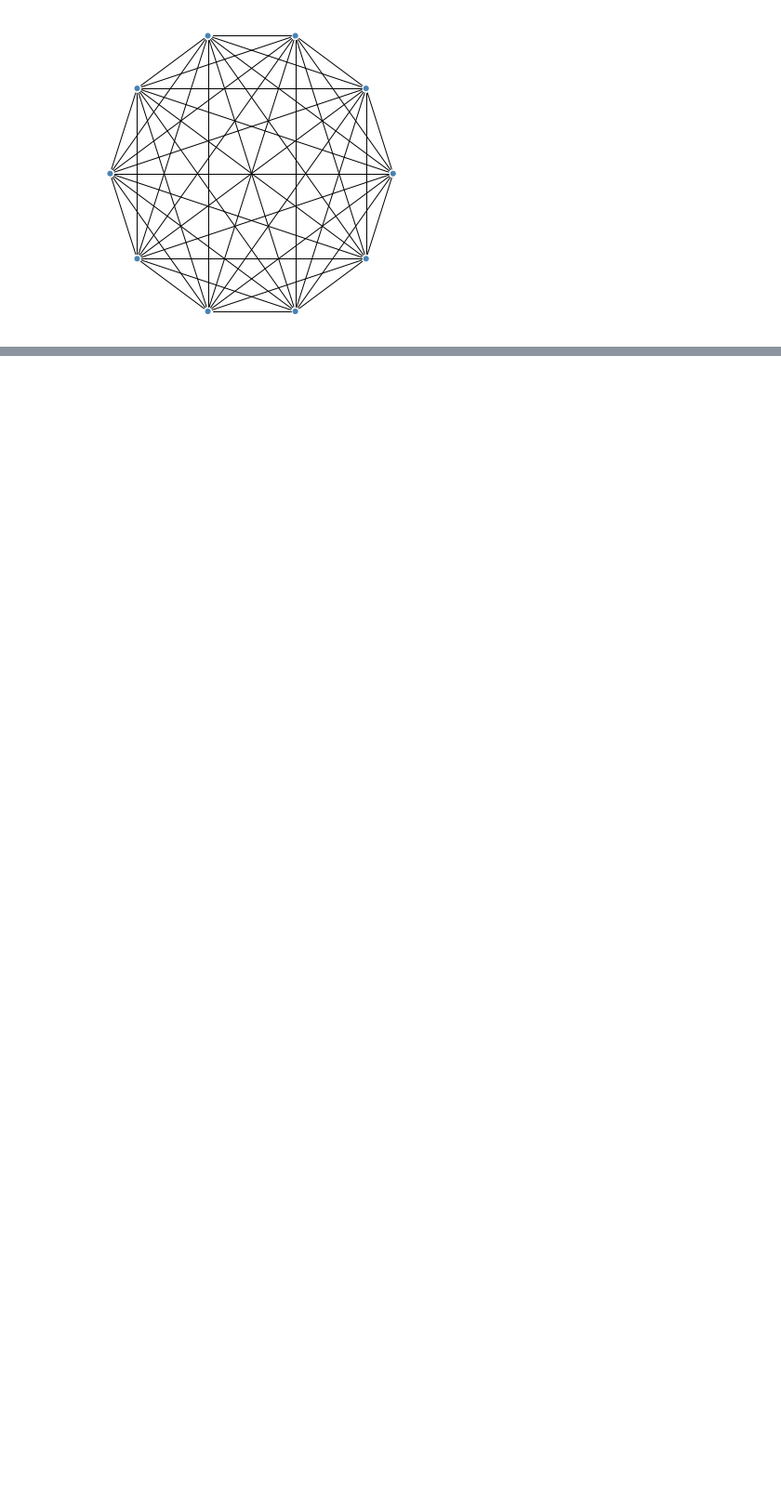
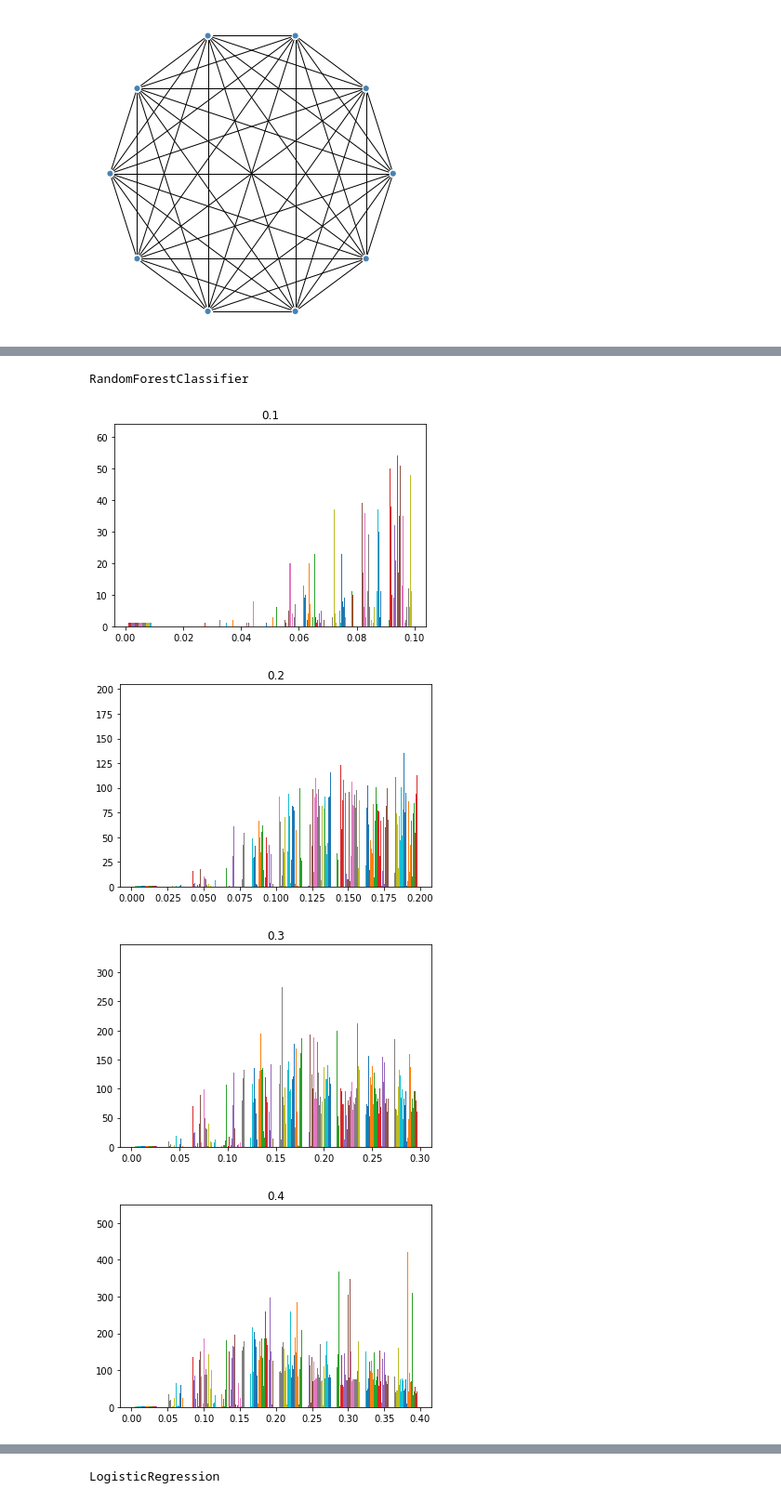
Before and after one commit to AzaelCC/Credit-Risk-Explainable-ML, a Jupyter notebook: src/Model_Plots.ipynb, the cells around one changed output, grey strips where cells are left out. Shown at 93% size. Cells and saved outputs as stored; diff of their text form; code cells hidden in the pictures; blank space fills up the shorter version.

```diff
--- a/src/Model_Plots.ipynb
+++ b/src/Model_Plots.ipynb
@@ -224,9 +224,9 @@ def compare():
 # %%
 models_paths = ['./results/XGBoost/GridSearchCV_22-03-22_03-27-03/models/best/best_xgb.pkl',
                 './results/GiudiciXGB.pkl',
-                './results/Basic/models/RandomForestClassifier.pkl',
-                './results/Basic/models/LogisticRegression.pkl',
-                './results/Basic/models/LinearDiscriminantAnalysis.pkl',
+                './results/Basic1/models/RandomForestClassifier.pkl',
+                './results/Basic1/models/LogisticRegression.pkl',
+                './results/Basic1/models/LinearDiscriminantAnalysis.pkl',
                 './results/Basic/models/XGBClassifier.pkl']
 # %%
 all_ROC(models_paths)
@@ -371,0 +374,5 @@ plt.savefig('results/figures/fully_graph.svg', bbox_inches='tight', dpi=600, tra
+# %%
+cutoffs = np.array(range(1,11))/10
+# cutoffs_100 = np.array(range(1,101, 3))/100
+# cutoffs_10 = np.array(range(1,11))/10
+# cutoffs = np.append(cutoffs_100[0:17], cutoffs_10[4:11])
@@ -371,0 +395,29 @@ plt.savefig('results/figures/fully_graph.svg', bbox_inches='tight', dpi=600, tra
+# %%
+for model_path in models_paths[2:5]:
+    model_info = joblib.load(model_path)
+
+    model_name = model_path.split('/')[-1].split('.')[0]
+
+    n = 1000
+    y_testc = y_test.copy()
+    shap_df, _, y_testc, _ = train_test_split(model_info['shap_df'], y_testc, train_size=n, random_state=0)
+    shap_dist = euclidean_distances(shap_df)
+
+    shap_dist = normalize(shap_dist, log_trans=False)
+
+    print(model_name)
+    for cutoff in cutoffs:
+        adj_matrix = shap_dist.copy()
+        too_far = adj_matrix > cutoff
+        #adj_matrix = adj_matrix.astype(object)
+        adj_matrix[too_far] = None
+
+        plt.hist(adj_matrix)
+        plt.title(cutoff)
+        plt.show()
+# %% [output]
+RandomForestClassifier
+[figure, added]
+[figure, added]
+[figure, added]
+[figure, added]
@@ -371,0 +430 @@ plt.savefig('results/figures/fully_graph.svg', bbox_inches='tight', dpi=600, tra
+LogisticRegression
```
Also changed, not shown: parts of 5 cells of this notebook.
